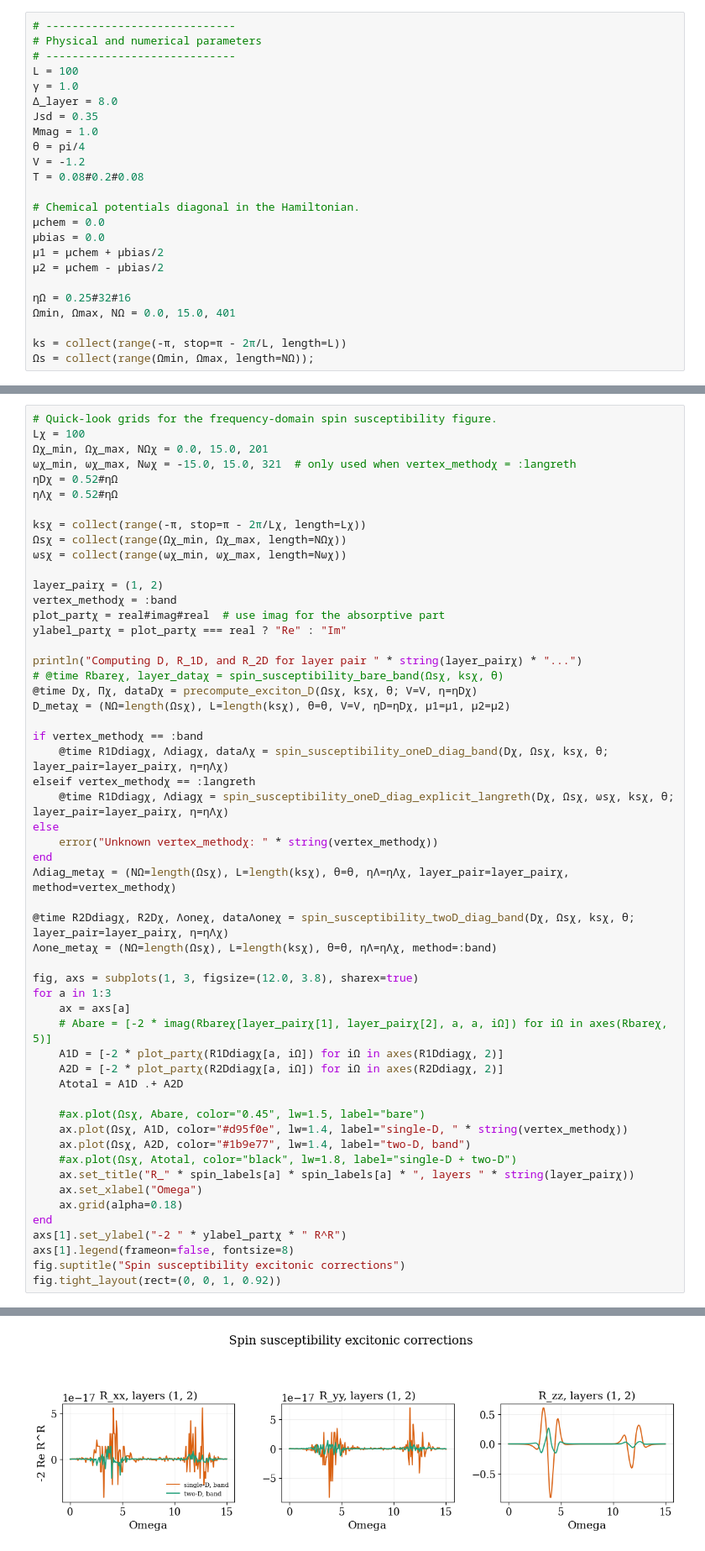
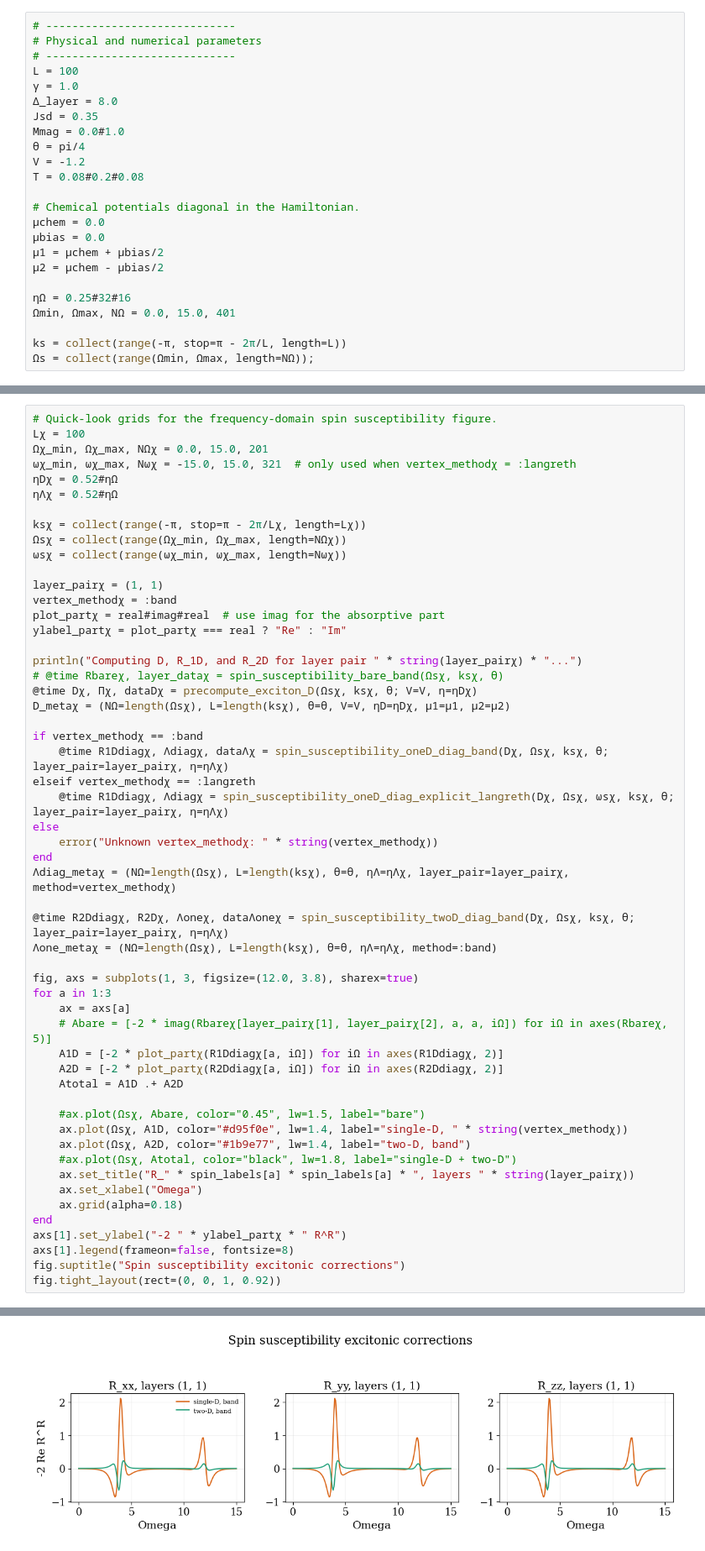
Before and after one commit to fegarciaga/05_tJ_exciton, a Jupyter notebook: RPA-exciton/StaticSpinSucep.ipynb, the cells around one changed output, grey strips where cells are left out. Shown at 84% size. Cells and saved outputs as stored; diff of their text form.

```diff
--- a/RPA-exciton/StaticSpinSucep.ipynb
+++ b/RPA-exciton/StaticSpinSucep.ipynb
@@ -65,7 +65,7 @@ L = 100
 γ = 1.0
 Δ_layer = 8.0
 Jsd = 0.35
-Mmag = 1.0
+Mmag = 0.0#1.0
 θ = pi/4
 V = -1.2
 T = 0.08#0.2#0.08
@@ -902,7 +902,7 @@ ksχ = collect(range(-π, stop=π - 2π/Lχ, length=Lχ))
 Ωsχ = collect(range(Ωχ_min, Ωχ_max, length=NΩχ))
 ωsχ = collect(range(ωχ_min, ωχ_max, length=Nωχ))
 
-layer_pairχ = (1, 2)
+layer_pairχ = (1, 1)
 vertex_methodχ = :band
 plot_partχ = real#imag#real  # use imag for the absorptive part
 ylabel_partχ = plot_partχ === real ? "Re" : "Im"
@@ -952,4 +952,4 @@ Computing D, R_1D, and R_2D for layer pair (1, 2)...
-[figure, old version]
+[figure, new version]
 # %% [markdown]
 ## Diagnostic: exciton propagator $D^R$
 
```
Also changed, not shown: parts of 1 cell of this notebook.
